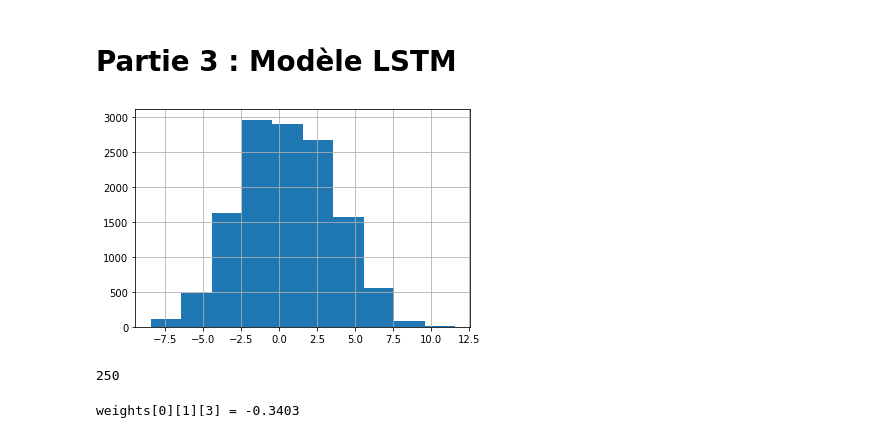
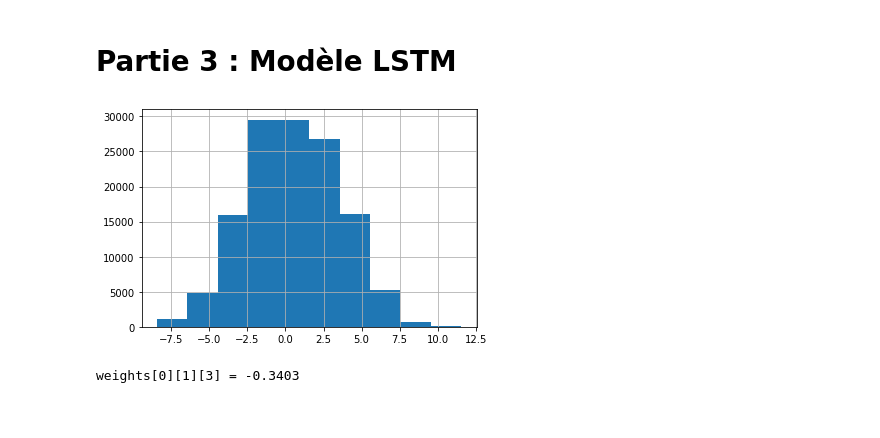
Before and after one commit to BenJMaurel/Wine_project, a Jupyter notebook: wine_project_partie_4.ipynb, the cells around one changed output. Cells and saved outputs as stored; diff of their text form; code cells hidden in the pictures.

```diff
--- a/wine_project_partie_4.ipynb
+++ b/wine_project_partie_4.ipynb
@@ -358,7 +393,7 @@ plot_confusion_matrix(Y_test, pred_test)
 # %%
 quant = Y.quantile([0.2,0.4,0.6,0.8,1])
 # %%
-data_1000 = data.sample(frac = 0.01, random_state = 1)
+data_1000 = data.sample(frac = 0.1, random_state = 1)
 X = data_1000['description']
 Y = data_1000['points']
 
@@ -441,40 +474,42 @@ from keras.layers.embeddings import Embedding
 from keras.preprocessing import sequence
 from keras.initializers import glorot_uniform
 # %%
-data_10000 = data.sample(frac = 0.1, random_state = 1)
+data_10000 = data.sample(frac = 1, random_state = 1)
+data_10000 = data_10000.sort_values(by=['points'])
 X_LTSM = data_10000['description']
 Y = data_10000['points']
 Y_corr= (Y-Y.mean())
 quant = Y.quantile([0.2,0.4,0.6,0.8,1])
 quant = quant - Y.mean()
 fig = Y_corr.hist()
 plt.show()
 
 X_LTSM = np.array(X_LTSM)
 Y_corr = np.array(Y_corr)
 
 maxLen = 0
+#erase = []
 for i in range(len(X_LTSM)):
-    if maxLen < len(X_LTSM[i].split()):
-      maxLen = len(X_LTSM[i])
+    po = 0
+
+    if maxLen < len(X_LTSM[i].split()) and po == 0:
+      maxLen = len(X_LTSM[i].split())
+#np.delete(X_LTSM, erase)
+#np.delete(Y_corr, erase)
 
 for idx in range(len(Y_corr)):
-    if Y_corr[idx] <= quant[0.2]:
+    if Y_corr[idx] <= quant[0.2] and np.sum(Y_corr ==0) < len(Y_corr)/5:
         Y_corr[idx] = 0
-    elif Y_corr[idx] <= quant[0.4]:
+    elif Y_corr[idx] <= quant[0.4] and np.sum(Y_corr == 1) < len(Y_corr)/5:
         Y_corr[idx] = 1
-    elif Y_corr[idx] <= quant[0.6]:
+    elif Y_corr[idx] <= quant[0.6] and np.sum(Y_corr == 2) < len(Y_corr)/5:
         Y_corr[idx] = 2
-    elif Y_corr[idx] <= quant[0.8]:
+    elif Y_corr[idx] <= quant[0.8] and np.sum(Y_corr == 3) < len(Y_corr)/5:
         Y_corr[idx] = 3
     else:
         Y_corr[idx] = 4
 # %% [output]
-[figure, old version]
+[figure, new version]
-# %%
-maxLen
-# %% [output]
-250
 # %%
 def sentences_to_indices(X, word_to_index, max_len):
     """
```
Also changed, not shown: parts of 24 cells of this notebook.
